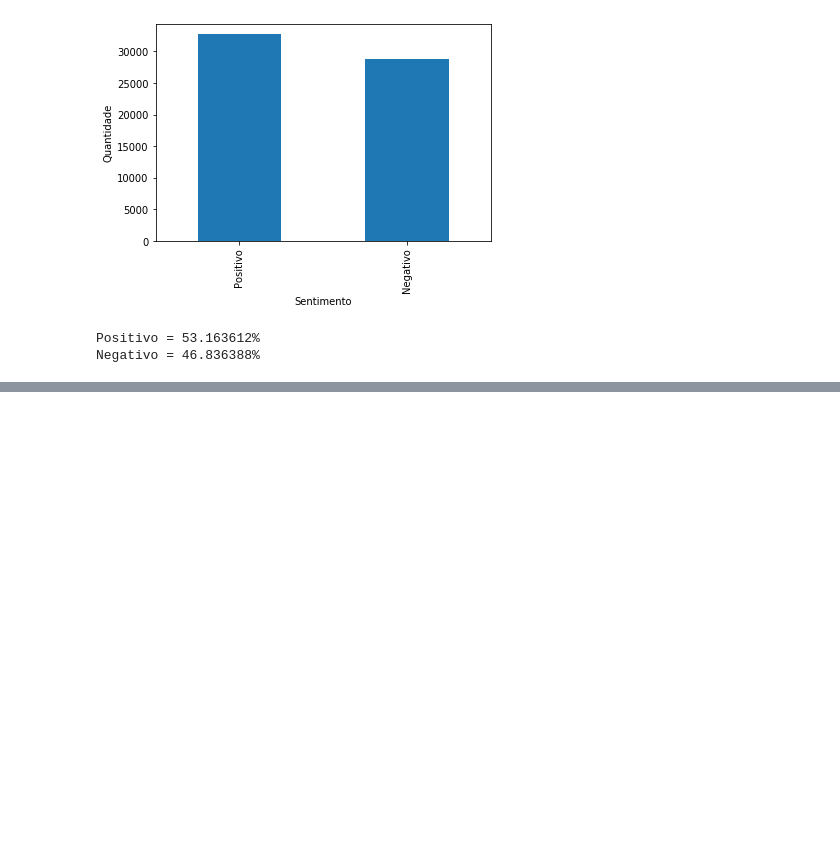
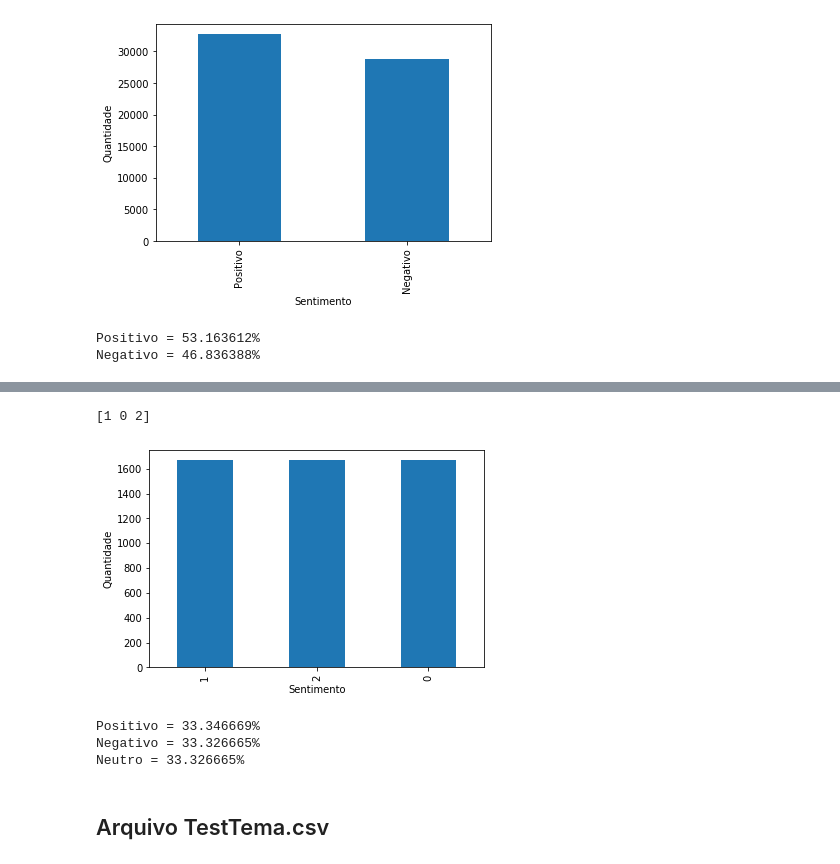
Before and after one commit to pedrohenriquecordeiro/analisador_sentimento_tweets, a Jupyter notebook: exploracao.ipynb, the cells around one changed output, grey strips where cells are left out. Drawn from its saved outputs; the diff is of its cells as text; code cells hidden in the pictures; blank space fills up the shorter version.

```diff
--- a/exploracao.ipynb
+++ b/exploracao.ipynb
@@ -129,0 +167,2 @@ Negativo = 46.836388%
+# %%
+test3classes = pd.read_csv('../portuguese-tweets-for-sentiment-analysis/testdatasets/Test3classes.csv',delimiter=';')
@@ -129,0 +180,24 @@ Negativo = 46.836388%
+# %%
+print(test3classes.sentiment.unique())
+# %% [output]
+[1 0 2]
+# %%
+series = test3classes['sentiment'].value_counts()
+ax = series.plot(kind='bar', title='')
+ax.set_xlabel('Sentimento')
+ax.set_ylabel('Quantidade')
+plt.show()
+# %% [output]
+[figure, added]
+# %%
+series = test3classes['sentiment'].value_counts()
+por_neg = (series[0]/ ( series[0]+ series[1] + series[2] )) * 100
+por_pos = (series[1] / ( series[0] + series[1] + series[2] )) * 100
+por_neu = (series[2] / ( series[0] + series[1] + series[2])) * 100
+print("Positivo = %f%% \nNegativo = %f%% \nNeutro = %f%% " % (por_pos,por_neg,por_neu))
+# %% [output]
+Positivo = 33.346669%
+Negativo = 33.326665%
+Neutro = 33.326665%
+# %% [markdown]
+## Arquivo TestTema.csv
```
Also changed, not shown: parts of 60 cells of this notebook.
